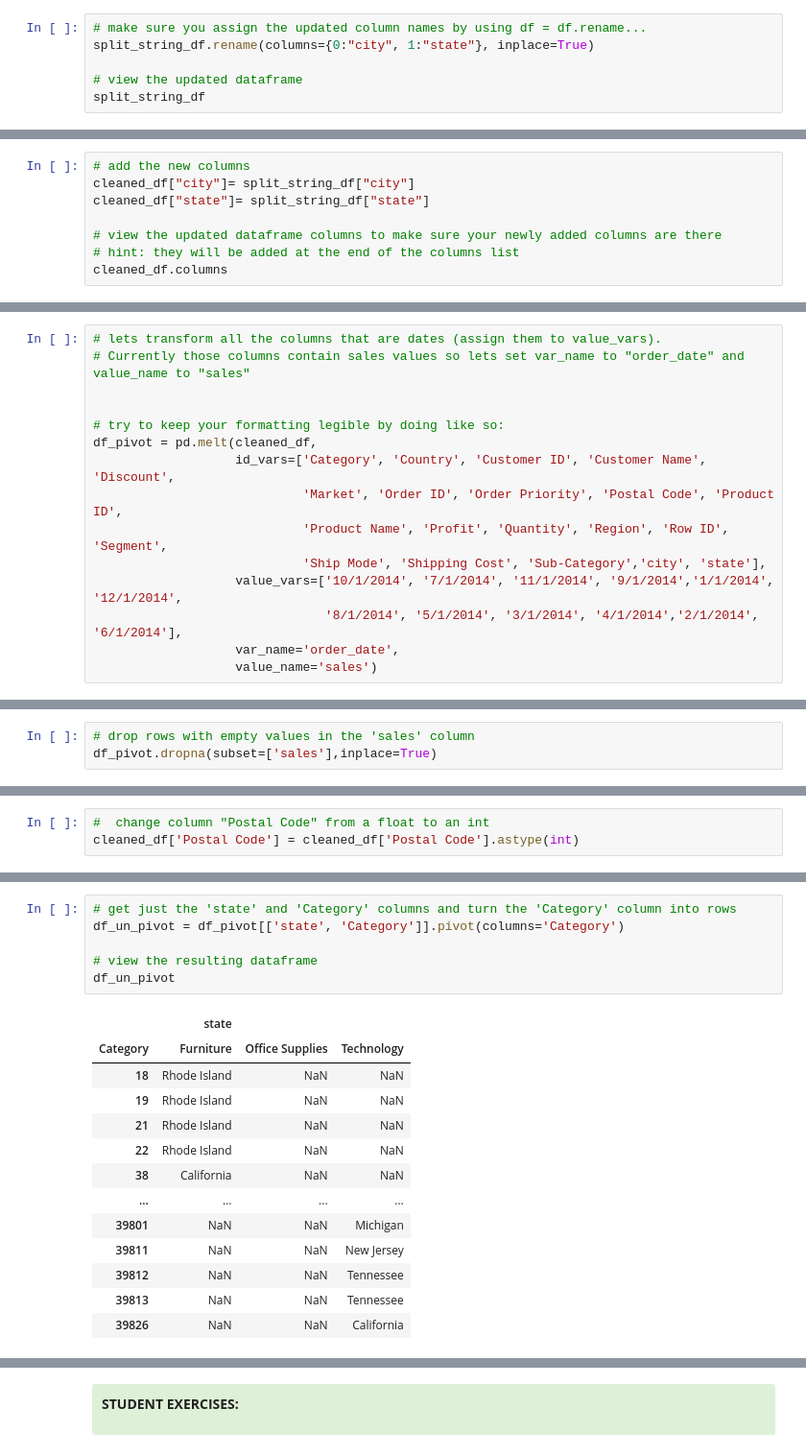
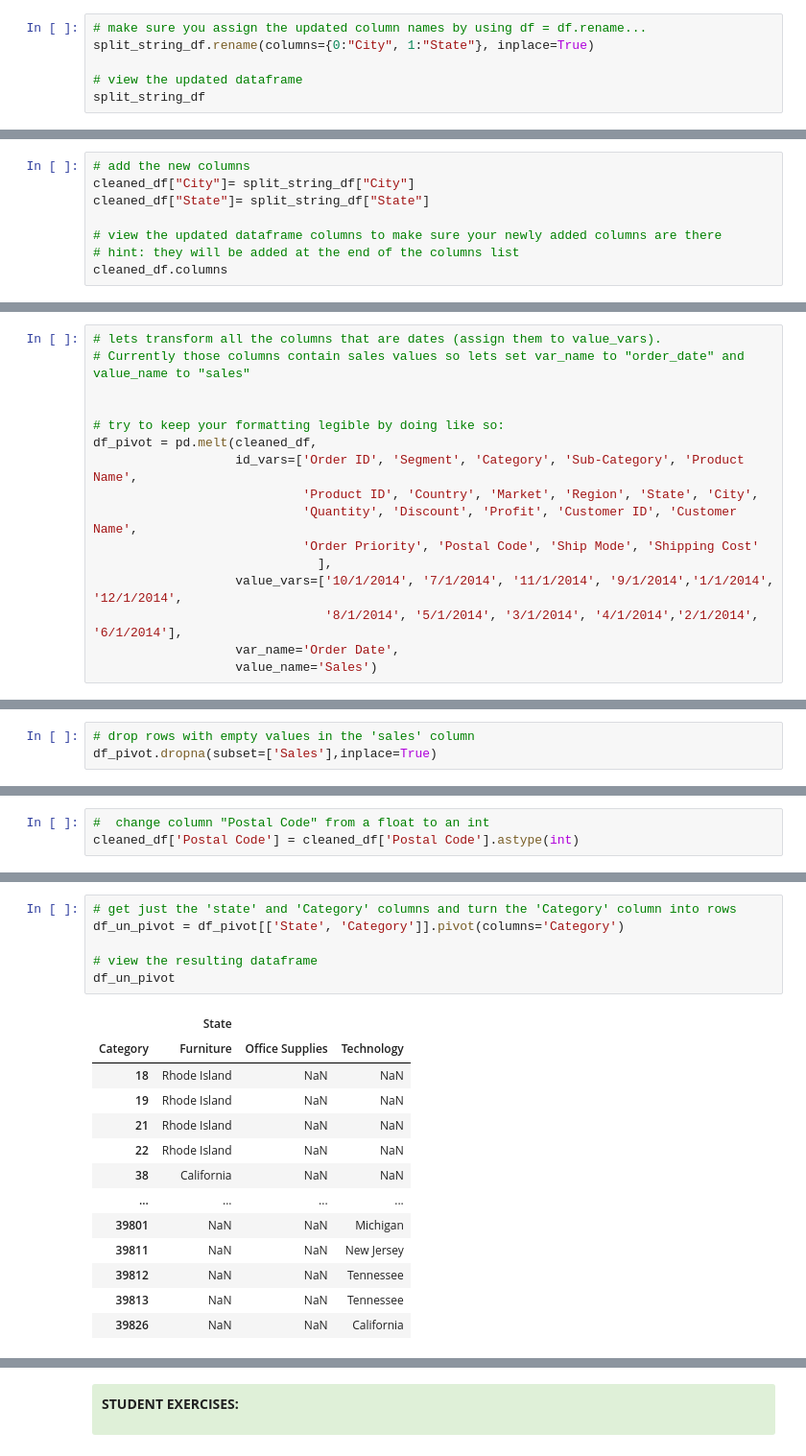
Before and after one commit to AllenInstitute/swdb_2022_python_bootcamp, a Jupyter notebook: PythonBootcamp/Introduction_to_Pandas.ipynb, the cells around one changed output, grey strips where cells are left out. Shown at 96% size. Cells and saved outputs as stored; diff of their text form.

```diff
--- a/PythonBootcamp/Introduction_to_Pandas.ipynb
+++ b/PythonBootcamp/Introduction_to_Pandas.ipynb
@@ -868,7 +883,7 @@ EXAMPLE 1: Splitting the "City, State" column into two separate columns: "City"
         * rename columns: <code>df.rename(columns={"A": "a", "B": "b", "C": "c"})</code>
 # %%
 # make sure you assign the updated column names by using df = df.rename...
-split_string_df.rename(columns={0:"city", 1:"state"}, inplace=True)
+split_string_df.rename(columns={0:"City", 1:"State"}, inplace=True)
 
 # view the updated dataframe
 split_string_df
@@ -898,8 +914,8 @@ EXAMPLE 1: Splitting the "City, State" column into two separate columns: "City"
     * <code>df['new_column_name'] = data_assigned_to_column</code>
 # %%
 # add the new columns
-cleaned_df["city"]= split_string_df["city"]
-cleaned_df["state"]= split_string_df["state"]
+cleaned_df["City"]= split_string_df["City"]
+cleaned_df["State"]= split_string_df["State"]
 
 # view the updated dataframe columns to make sure your newly added columns are there
 # hint: they will be added at the end of the columns list
@@ -1022,14 +1039,15 @@ Index(['Category', 'Country', 'Customer ID', 'Customer Name', 'Discount',
 
 # try to keep your formatting legible by doing like so:
 df_pivot = pd.melt(cleaned_df,
-                   id_vars=['Category', 'Country', 'Customer ID', 'Customer Name', 'Discount',
-                            'Market', 'Order ID', 'Order Priority', 'Postal Code', 'Product ID',
-                            'Product Name', 'Profit', 'Quantity', 'Region', 'Row ID', 'Segment',
-                            'Ship Mode', 'Shipping Cost', 'Sub-Category','city', 'state'],
+                   id_vars=['Order ID', 'Segment', 'Category', 'Sub-Category', 'Product Name',
+                            'Product ID', 'Country', 'Market', 'Region', 'State', 'City',
+                            'Quantity', 'Discount', 'Profit', 'Customer ID', 'Customer Name',
+                            'Order Priority', 'Postal Code', 'Ship Mode', 'Shipping Cost'
+                              ],
                    value_vars=['10/1/2014', '7/1/2014', '11/1/2014', '9/1/2014','1/1/2014', '12/1/2014',
                                '8/1/2014', '5/1/2014', '3/1/2014', '4/1/2014','2/1/2014', '6/1/2014'],
-                   var_name='order_date',
-                   value_name='sales')
+                   var_name='Order Date',
+                   value_name='Sales')
 # %% [markdown]
 <div style="padding: 5px; padding-left: 10px; background:#e6e6e6">
 another  clean & legible way to do this would be:
@@ -1085,7 +1103,7 @@ example:
     <code>df.dropna(subset=['column'], inplace=True)</code>
 # %%
 # drop rows with empty values in the 'sales' column
-df_pivot.dropna(subset=['sales'],inplace=True)
+df_pivot.dropna(subset=['Sales'],inplace=True)
 # %% [markdown]
 <a id='changetype'></a>
 # %% [markdown]
@@ -1117,12 +1135,12 @@ example:
     df.pivot(columns = ['columns])
 # %%
 # get just the 'state' and 'Category' columns and turn the 'Category' column into rows
-df_un_pivot = df_pivot[['state', 'Category']].pivot(columns='Category')
+df_un_pivot = df_pivot[['State', 'Category']].pivot(columns='Category')
 
 # view the resulting dataframe
 df_un_pivot
 # %% [output]
-|  | state |  |  |
+|  | State |  |  |
 | Category | Furniture | Office Supplies | Technology |
 | 18 | Rhode Island | NaN | NaN |
 | 19 | Rhode Island | NaN | NaN |
```
Also changed, not shown: parts of 39 cells of this notebook, 1 other file.
